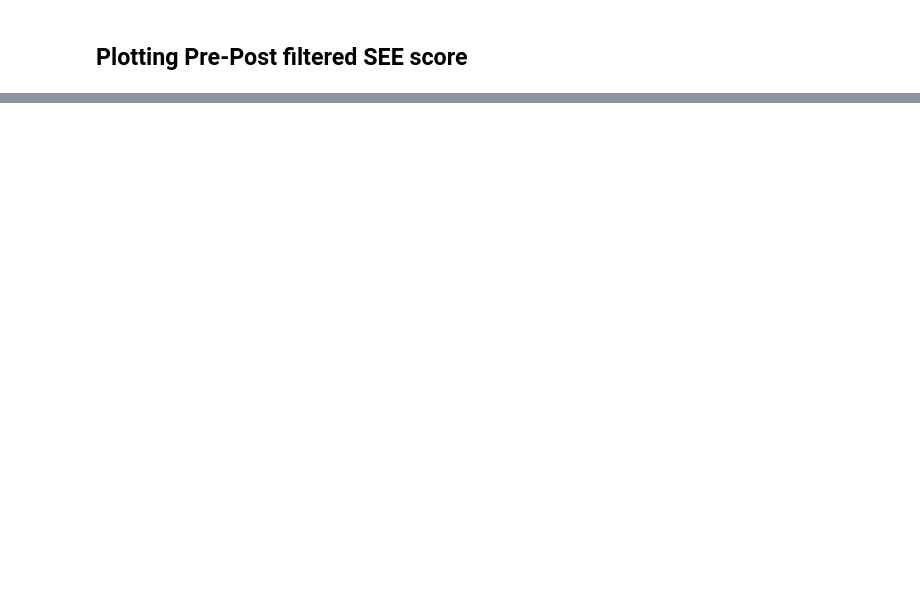
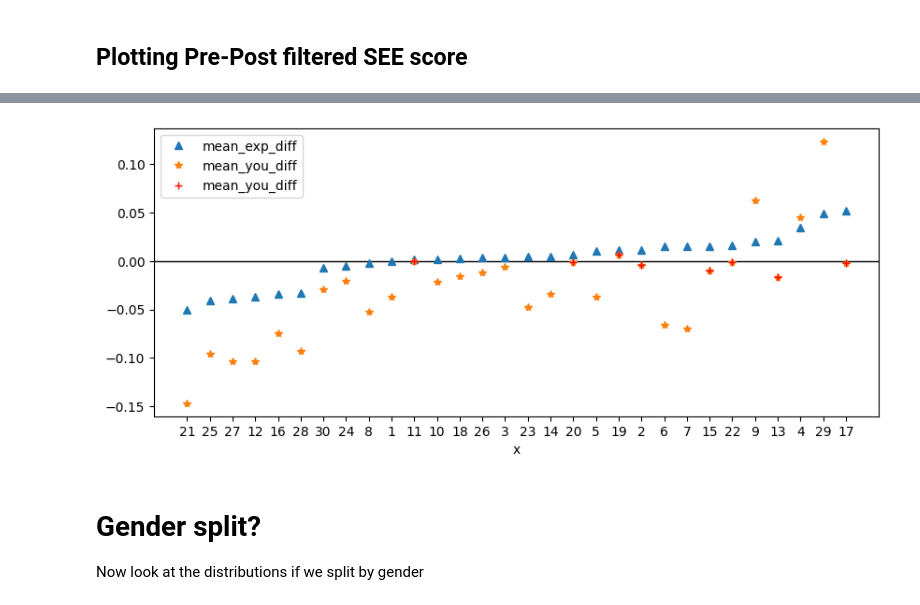
Before and after one commit to Taylor2718/SEE, a Jupyter notebook: SEE-Filtering.ipynb, the cells around one changed output, grey strips where cells are left out. Cells and saved outputs as stored; diff of their text form; code cells hidden in the pictures; blank space fills up the shorter version.

```diff
--- a/SEE-Filtering.ipynb
+++ b/SEE-Filtering.ipynb
@@ -167,0 +184,62 @@ plt.tight_layout()
+# %%
+zwickl_map = pd.read_excel("eclass-public/question_lookup.xlsx", sheet_name="anon_pre") # mapping is the same for pre/post
+zwickl_map = zwickl_map[["Question ID","ThirtyQ"]].dropna()
+# actually use the collapsed form so it goes uniformly from 1 - 30 (removing and shifting the validation question)
+zwickl_dict = dict(zip(zwickl_map["Question ID"],zwickl_map["ThirtyQ"]))
+
+SEE_pre_dict = dict(zip(['delta_pre'+x[0:3] for x in zwickl_map["Question ID"]],["Q"+x[:-1] for x in zwickl_map["ThirtyQ"]]))
+SEE_post_dict = dict(zip(['delta_post'+x[0:3] for x in zwickl_map["Question ID"]],["Q"+x[:-1] for x in zwickl_map["ThirtyQ"]]))
+# %%
+exp_diff_cols = []
+you_diff_cols = []
+new_labels = []
+for id in preids:
+    exp_diff_cols.append("b_diff"+id)
+    you_diff_cols.append("a_diff"+id)
+    new_labels.append(zwickl_dict[id+"a"].strip("a"))
+
+
+exp_diff_means = pd.DataFrame([df_processed[exp_diff_cols].mean(axis=0),df_processed[exp_diff_cols].sem(axis=0)], index=["mean","sem"]).transpose()
+exp_diff_means['diff_zero'] = (exp_diff_means["mean"].abs() - exp_diff_means["sem"].abs()) > 0
+
+exp_diff_means.rename(columns={"mean":"mean_exp_diff","sem":"sem_exp_diff","diff_zero":"exp_diff_zero"},inplace=True)
+
+you_diff_means = pd.DataFrame([df_processed[you_diff_cols].mean(axis=0),df_processed[you_diff_cols].sem(axis=0)], index=["mean","sem"]).transpose()
+you_diff_means['diff_zero'] = (you_diff_means["mean"].abs() - you_diff_means["sem"].abs()) > 0
+
+you_diff_means.rename(columns={"mean":"mean_you_diff","sem":"sem_you_diff","diff_zero":"you_diff_zero"},inplace=True)
+you_diff_means.rename(index=dict(zip(you_diff_cols,exp_diff_cols)),inplace=True)
+
+
+all_diff = pd.concat([exp_diff_means,you_diff_means],axis=1)
+# identify which expert shifts are bigger than you shifts
+all_diff['bigger_exp_shift'] = (all_diff['mean_exp_diff'].abs() - all_diff['mean_you_diff'].abs()) > 0
+
+# create x axis
+
+
+all_diff['x'] = new_labels
+
+all_diff.reset_index(inplace=True)
+print(all_diff[all_diff['bigger_exp_shift']].sort_values(by="mean_exp_diff"))
+
+# sort
+all_diff = all_diff.sort_values(by="mean_exp_diff").reset_index()
+
+
+fig, ax = plt.subplots(figsize=(10,4))
+all_diff.plot(y="mean_exp_diff", x='x', marker='^', linestyle="None", ax=ax)
+all_diff.plot(y="mean_you_diff", x='x', marker='*', linestyle="None", ax=ax)
+
+
+
+
+ax.axhline(y=0, color='k', linewidth=1, zorder=-100)
+all_diff[all_diff['bigger_exp_shift']].plot(y="mean_you_diff", color='red', marker='+', linestyle="None", ax=ax)
+#ax.plot(all_diff[all_diff['bigger_exp_shift']].x, all_diff[all_diff['bigger_exp_shift']].mean_you_diff, color='red', marker='+', linestyle="None")
+
+# relabel the x axis after plotting everything
+ax.set_xticks(np.arange(30))
+ax.set_xticklabels(all_diff['x'].to_numpy())
+plt.show()
+# %% [output]
@@ -167,0 +265,4 @@ plt.tight_layout()
+[figure, added]
+# %% [markdown]
+# Gender split?
+Now look at the distributions if we split by gender
```
Also changed, not shown: parts of 13 cells of this notebook, 6 other files.
